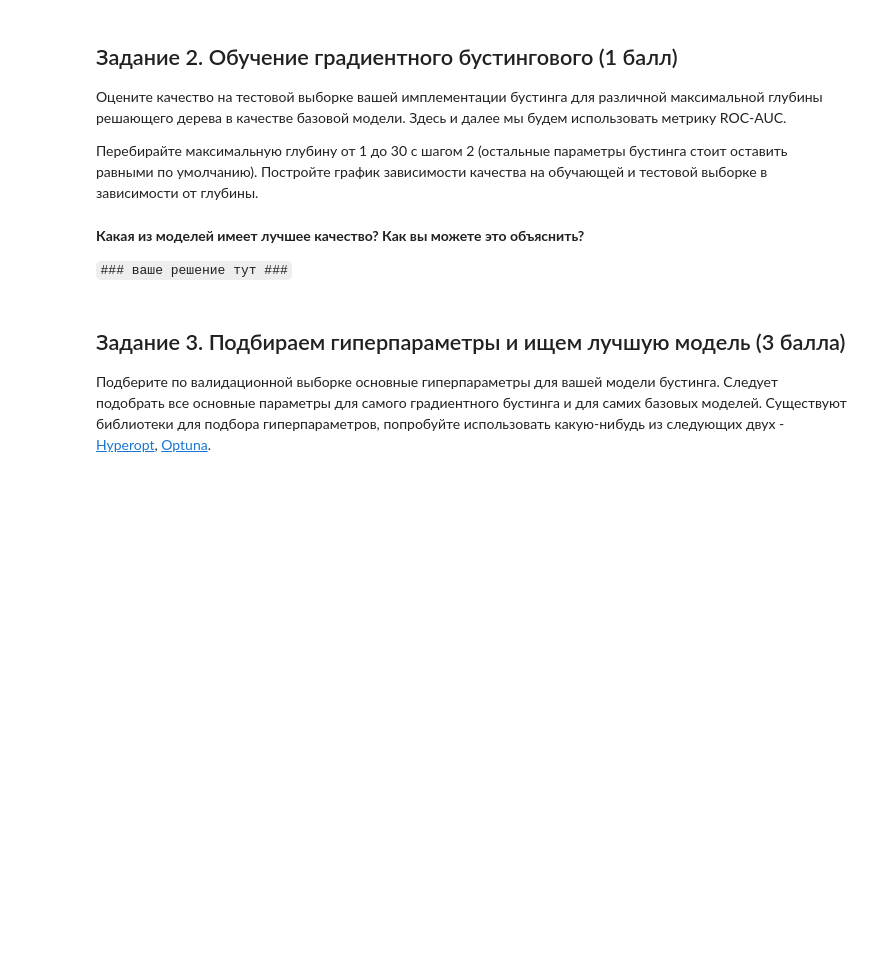
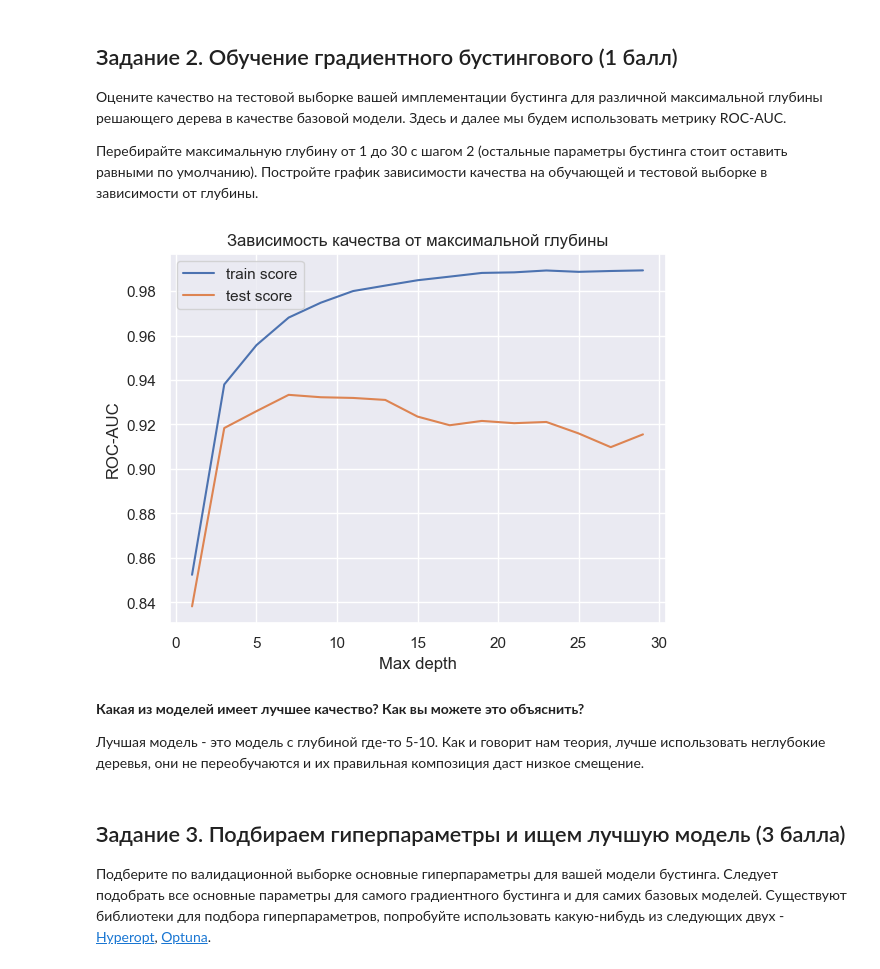
Before and after one commit to kkorolev1/machine-learning-1, a Jupyter notebook: hw/practice-07/homework-practice-07-boosting.ipynb, the cells around one changed output. Saved outputs shown, nothing was run; the diff lists cells and outputs as text; code cells hidden in the pictures; blank space fills up the shorter version.

```diff
--- a/hw/practice-07/homework-practice-07-boosting.ipynb
+++ b/hw/practice-07/homework-practice-07-boosting.ipynb
@@ -134,4 +136,0 @@ depths = range(1, 30, 2)
-# %% [markdown]
-**Какая из моделей имеет лучшее качество? Как вы можете это объяснить?**
-
-`### ваше решение тут ###`
@@ -138,3 +139,30 @@ depths = range(1, 30, 2)
+# %%
+train_results = {}
+test_results = {}
+
+depths = range(1, 30, 2)
+
+for depth in tqdm(depths):
+    boosting = Boosting(base_model_params={'max_depth': depth})
+    boosting.fit(x_train, y_train, x_valid, y_valid)
+    train_results[depth] = boosting.score(x_train, y_train)
+    test_results[depth] = boosting.score(x_test, y_test)
+# %%
+plt.title('Зависимость качества от максимальной глубины')
+plt.xlabel('Max depth')
+plt.ylabel('ROC-AUC')
+
+plt.plot(depths, train_results.values())
+plt.plot(depths, test_results.values())
+
+plt.legend(['train score', 'test score'])
+plt.show()
+# %% [output]
+[figure, added]
+# %% [markdown]
+**Какая из моделей имеет лучшее качество? Как вы можете это объяснить?**
+
+Лучшая модель - это модель с глубиной где-то 5-10. Как и говорит нам теория, лучше использовать неглубокие деревья, они не переобучаются и их правильная композиция даст низкое смещение.
 # %% [markdown]
 ## Задание 3. Подбираем гиперпараметры и ищем лучшую модель (3 балла)
 
```
Also changed, not shown: parts of 38 cells of this notebook, 5 other files.
